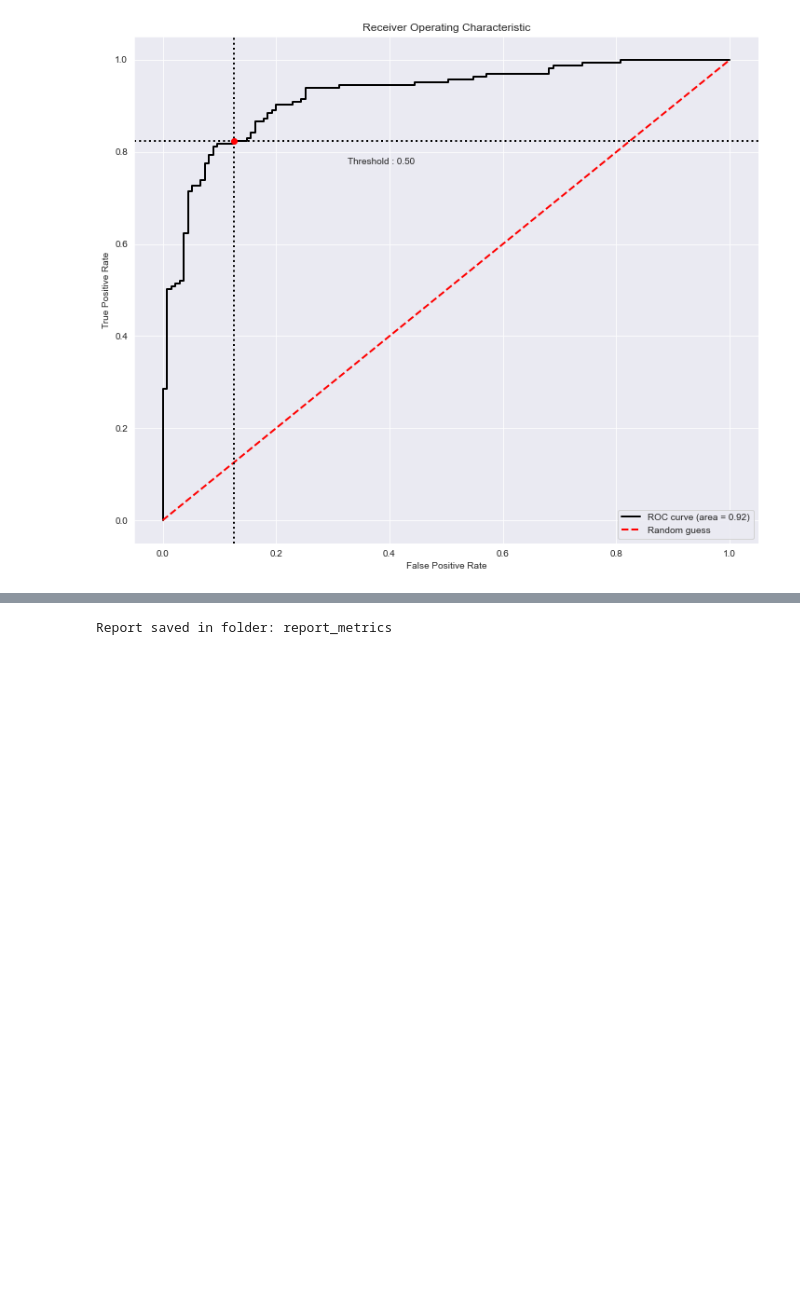
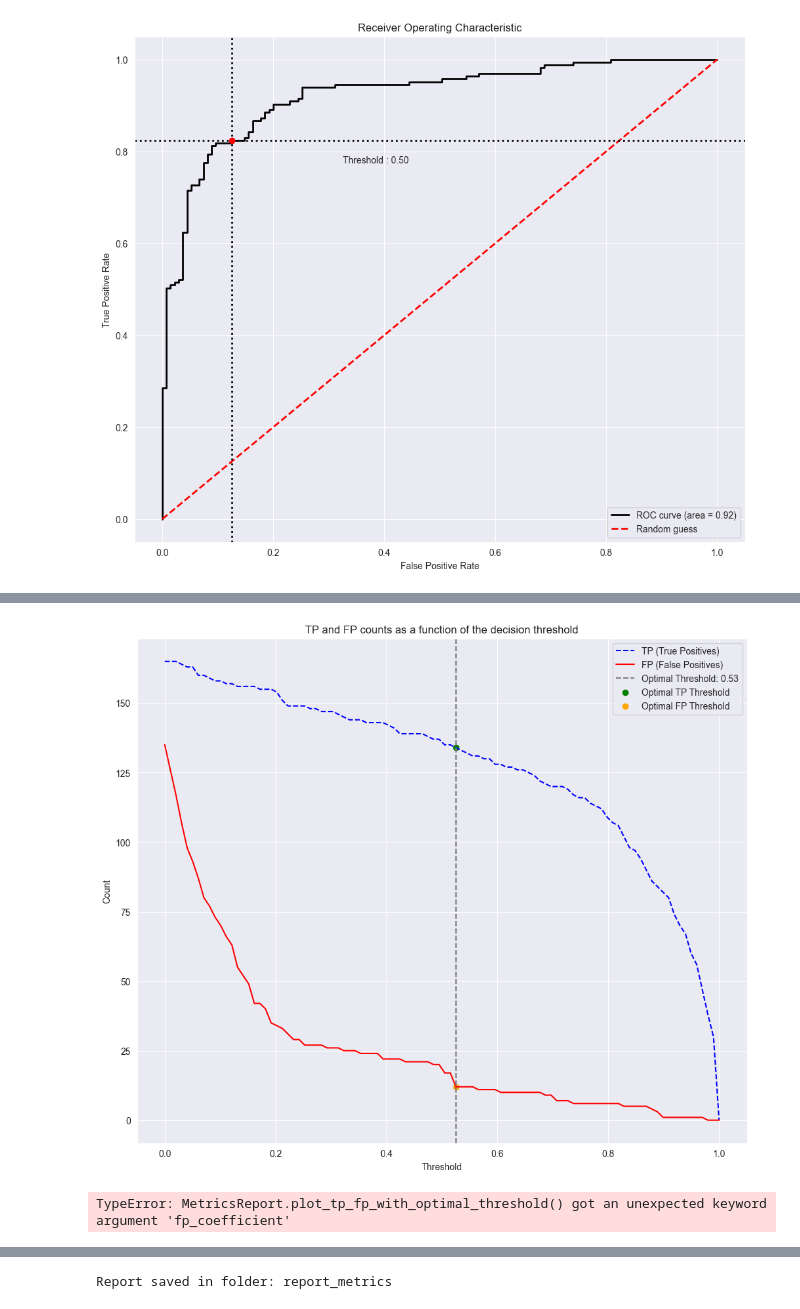
Before and after one commit to AlexLeks/metricsreport, a Jupyter notebook: exemples/classification.ipynb, the cells around one changed output, grey strips where cells are left out. Drawn from its saved outputs; the diff is of its cells as text; code cells hidden in the pictures; blank space fills up the shorter version.

Commit message:
add plot_tp_fp_with_optimal_threshold and plot_precision_recall_vs_threshold

```diff
--- a/exemples/classification.ipynb
+++ b/exemples/classification.ipynb
@@ -54,0 +55,8 @@ mr.plot_class_distribution().show()
+# %%
+mr.plot_tp_fp_with_optimal_threshold().show()
+# %% [output]
+[figure, added]
+# %%
+mr.plot_tp_fp_with_optimal_threshold(fp_coefficient=2).show()
+# %% [output]
+TypeError: MetricsReport.plot_tp_fp_with_optimal_threshold() got an unexpected keyword argument 'fp_coefficient'
```
Also changed, not shown: parts of 5 cells of this notebook, 17 other files.
